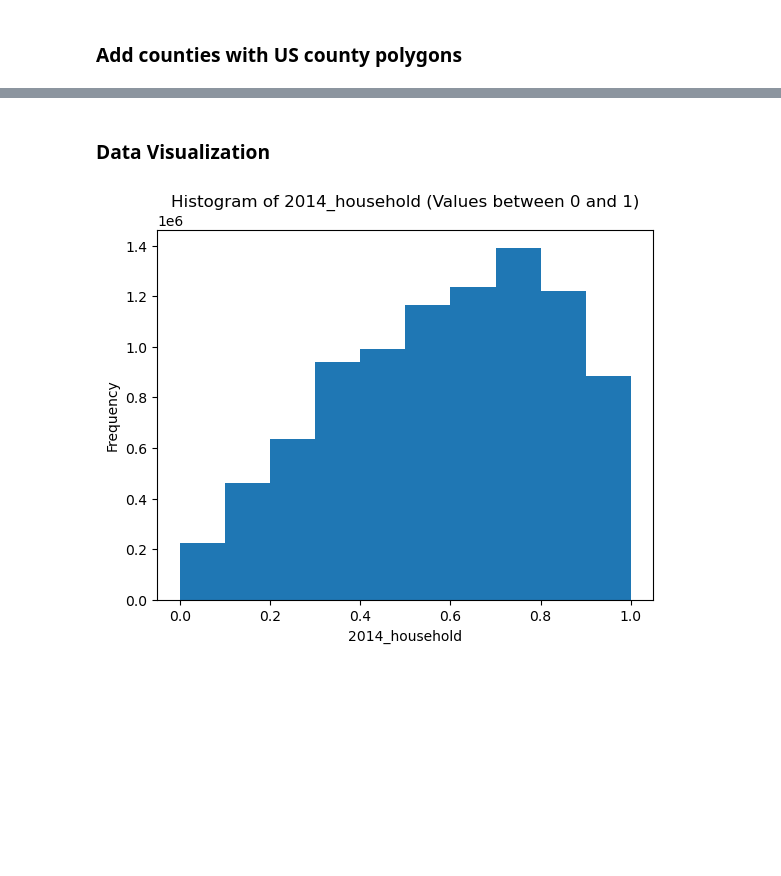
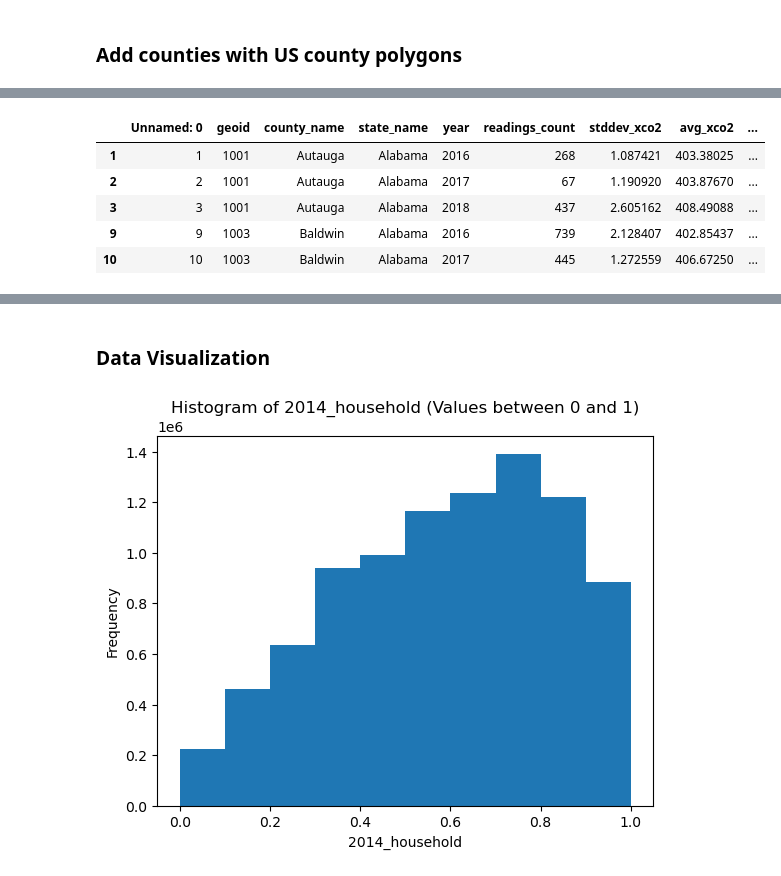
Before and after one commit to DanDryer/Team-Project---Practicum-6748, a Jupyter notebook: SEDAC_econ_data_eda_withcounties.ipynb, the cells around one changed output, grey strips where cells are left out. Cells and saved outputs as stored; diff of their text form; code cells hidden in the pictures; blank space fills up the shorter version.

```diff
--- a/SEDAC_econ_data_eda_withcounties.ipynb
+++ b/SEDAC_econ_data_eda_withcounties.ipynb
@@ -253,0 +303,9 @@ Name: name, dtype: object
+# %%
+df_oco2.head()
+# %% [output]
+|  | Unnamed: 0 | geoid | county_name | state_name | year | readings_count | stddev_xco2 | avg_xco2 | ... |
+| 1 | 1 | 1001 | Autauga | Alabama | 2016 | 268 | 1.087421 | 403.38025 | ... |
+| 2 | 2 | 1001 | Autauga | Alabama | 2017 | 67 | 1.190920 | 403.87670 | ... |
+| 3 | 3 | 1001 | Autauga | Alabama | 2018 | 437 | 2.605162 | 408.49088 | ... |
+| 9 | 9 | 1003 | Baldwin | Alabama | 2016 | 739 | 2.128407 | 402.85437 | ... |
+| 10 | 10 | 1003 | Baldwin | Alabama | 2017 | 445 | 1.272559 | 406.67250 | ... |
```
Also changed, not shown: parts of 26 cells of this notebook.
